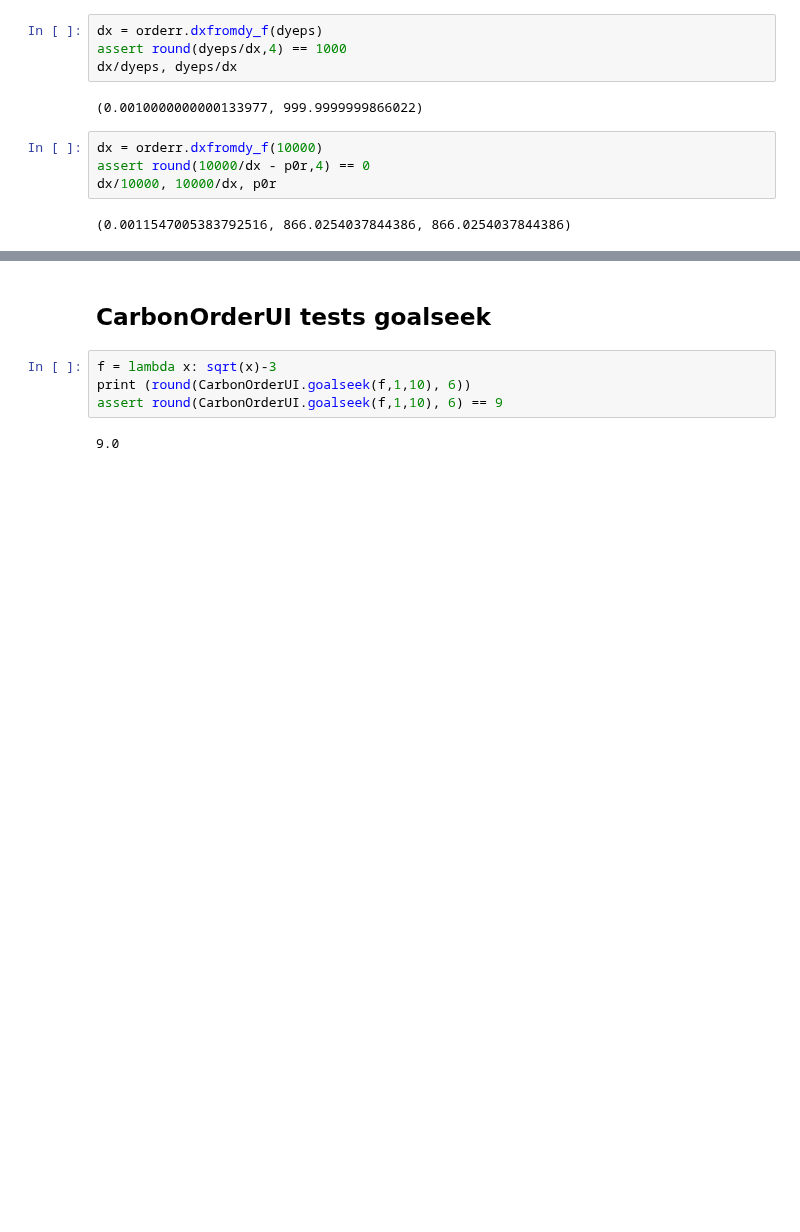
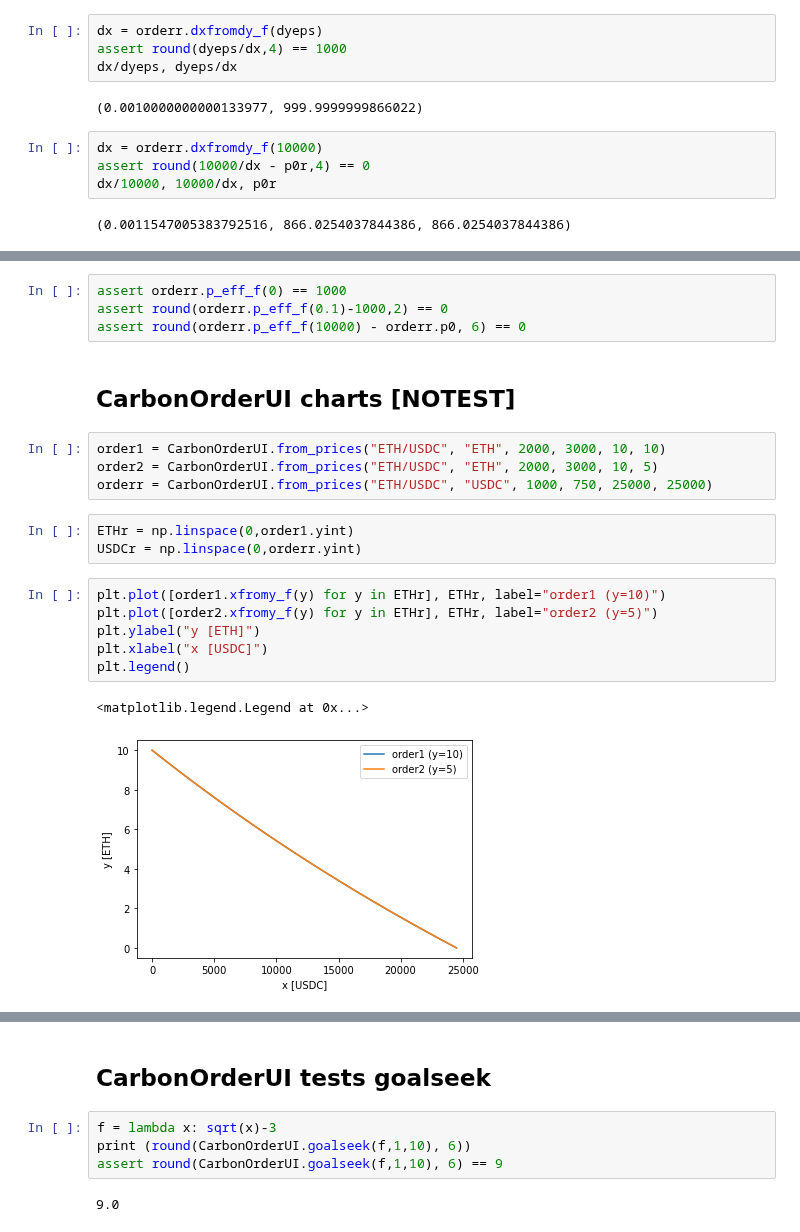
Before and after one commit to bancorprotocol/carbon-simulator, a Jupyter notebook: resources/NBTest/NBTest_044_MarginalPriceRouting.ipynb, the cells around one changed output, grey strips where cells are left out. Drawn from its saved outputs; the diff is of its cells as text; blank space fills up the shorter version.

```diff
--- a/resources/NBTest/NBTest_044_MarginalPriceRouting.ipynb
+++ b/resources/NBTest/NBTest_044_MarginalPriceRouting.ipynb
@@ -273,0 +326,22 @@ dx/10000, 10000/dx, p0r
+# %%
+assert orderr.p_eff_f(0) == 1000
+assert round(orderr.p_eff_f(0.1)-1000,2) == 0
+assert round(orderr.p_eff_f(10000) - orderr.p0, 6) == 0
+# %% [markdown]
+## CarbonOrderUI charts [NOTEST]
+# %%
+order1 = CarbonOrderUI.from_prices("ETH/USDC", "ETH", 2000, 3000, 10, 10)
+order2 = CarbonOrderUI.from_prices("ETH/USDC", "ETH", 2000, 3000, 10, 5)
+orderr = CarbonOrderUI.from_prices("ETH/USDC", "USDC", 1000, 750, 25000, 25000)
+# %%
+ETHr = np.linspace(0,order1.yint)
+USDCr = np.linspace(0,orderr.yint)
+# %%
+plt.plot([order1.xfromy_f(y) for y in ETHr], ETHr, label="order1 (y=10)")
+plt.plot([order2.xfromy_f(y) for y in ETHr], ETHr, label="order2 (y=5)")
+plt.ylabel("y [ETH]")
+plt.xlabel("x [USDC]")
+plt.legend()
+# %% [output]
+<matplotlib.legend.Legend at 0x...>
+[figure, added]
```
Also changed, not shown: parts of 14 cells of this notebook, 2 other files.
